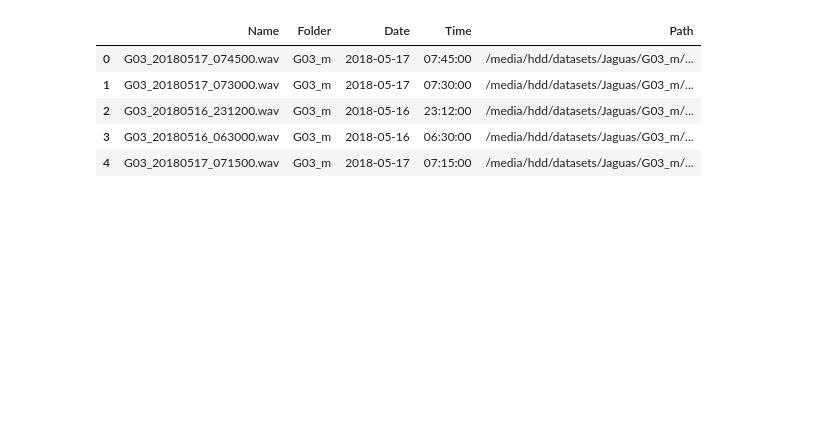
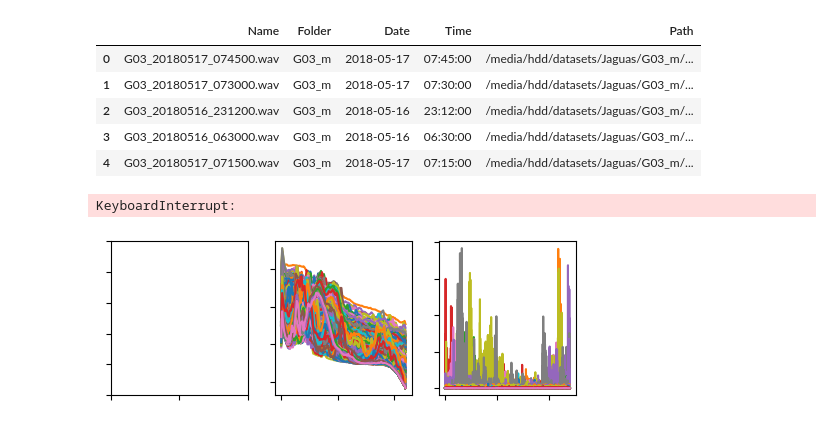
Before and after one commit to davidluna-fn/ecosap, a Jupyter notebook: notebooks/detectors.ipynb, the cells around one changed output. Cells and saved outputs as stored; diff of their text form; code cells hidden in the pictures; blank space fills up the shorter version.

Commit message:
plot spectrogram

```diff
--- a/notebooks/detectors.ipynb
+++ b/notebooks/detectors.ipynb
@@ -30,3 +35,25 @@ files.head()
 | 2 | G03_20180516_231200.wav | G03_m | 2018-05-16 | 23:12:00 | /media/hdd/datasets/Jaguas/G03_m/... |
 | 3 | G03_20180516_063000.wav | G03_m | 2018-05-16 | 06:30:00 | /media/hdd/datasets/Jaguas/G03_m/... |
 | 4 | G03_20180517_071500.wav | G03_m | 2018-05-17 | 07:15:00 | /media/hdd/datasets/Jaguas/G03_m/... |
+# %%
+fig, ax = plt.subplots(1,3,figsize=(6,2))
+for file in files[files.Folder == 'G03_m'].Path:
+    x,fs = sf.read(file)
+    x = x.mean(axis=1)
+    f, t, Sxx = spectrogram(x, fs)
+
+
+    #ax[0].pcolormesh(t,f,20*np.log10(Sxx), cmap='rainbow')
+    ax[1].plot(f,20*np.log10(Sxx.std(axis=1)))
+    ax[2].plot(t,Sxx.std(axis=0))
+    ax[0].set_xticklabels([])
+    ax[0].set_yticklabels([])
+    ax[1].set_xticklabels([])
+    ax[1].set_yticklabels([])
+    ax[2].set_xticklabels([])
+    ax[2].set_yticklabels([])
+
+    #break
+# %% [output]
+KeyboardInterrupt:
+[figure, added]
```
Also changed, not shown: parts of 3 cells of this notebook, 17 other files.
